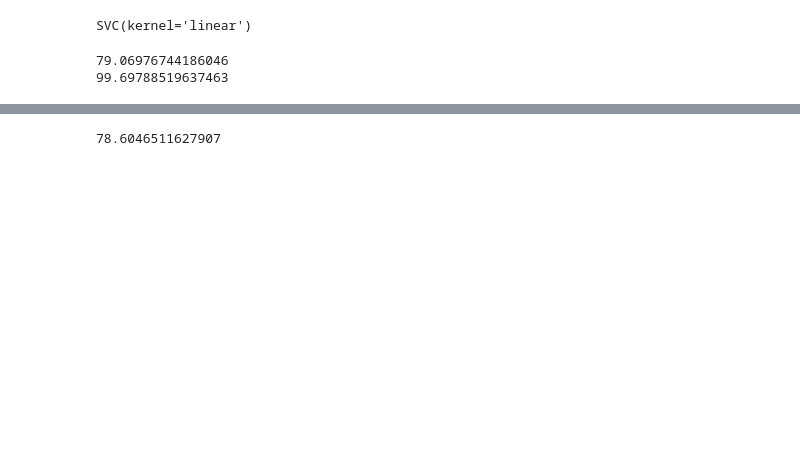
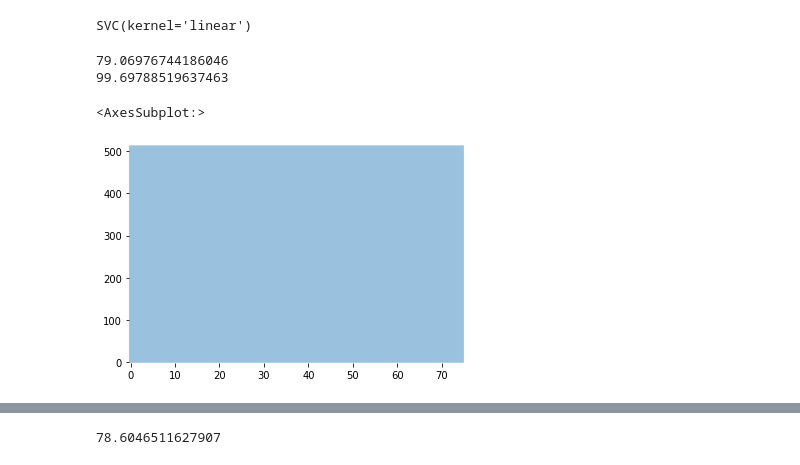
Before and after one commit to thebouda/kaggleTitanic, a Jupyter notebook: titanicSVM_v1.ipynb, the cells around one changed output, grey strips where cells are left out. Cells and saved outputs as stored; diff of their text form; code cells hidden in the pictures; blank space fills up the shorter version.

Commit message:
REPRESENTATION

```diff
--- a/titanicSVM_v1.ipynb
+++ b/titanicSVM_v1.ipynb
@@ -13,7 +12,7 @@ import numpy
 # we choose linear kernel
 clf = svm.SVC(kernel = 'linear')
 yReshSplit_Test= numpy.array(ySplit_Train).reshape(numpy.array(ySplit_Train).size)
-clf.fit(xSplit_Train,yReshSplit_Test)
+clf.fit(xSplit_Train.values,yReshSplit_Test)
 # %% [output]
 SVC(kernel='linear')
 # %%
@@ -39,0 +41,22 @@ print(accuracy)
+# %%
+# try to graphically represent it DOES NOT WORK
+
+from mlxtend.plotting import plot_decision_regions
+X = xSplit_Train
+X = X.rename(columns= {"PassengerId":"0","Pclass":"1","Sex": "2","Age" : "3","SibSp":"4", "Parch" :"5", "Fare":"6" })
+y = numpy.array(ySplit_Train).ravel()
+
+plot_decision_regions(X=X.values,
+                      y=y,
+                      clf=clf,
+                      feature_index= (3,6),
+                    #   filler_feature_values= {0: "PassengerId", 1 :"Pclass",2:"Sex", 4: "SibSp", 5 :"Parch" } ,
+                      filler_feature_values= {0: 0, 1 :1,2:2, 4:4, 5 :5 } ,
+
+                      legend=2)
+
+
+# print(xSplit_Train.loc[:,['Age','Fare']])
+# %% [output]
+<AxesSubplot:>
+[figure, added]
```
Also changed, not shown: parts of 6 cells of this notebook, 1 other file.
